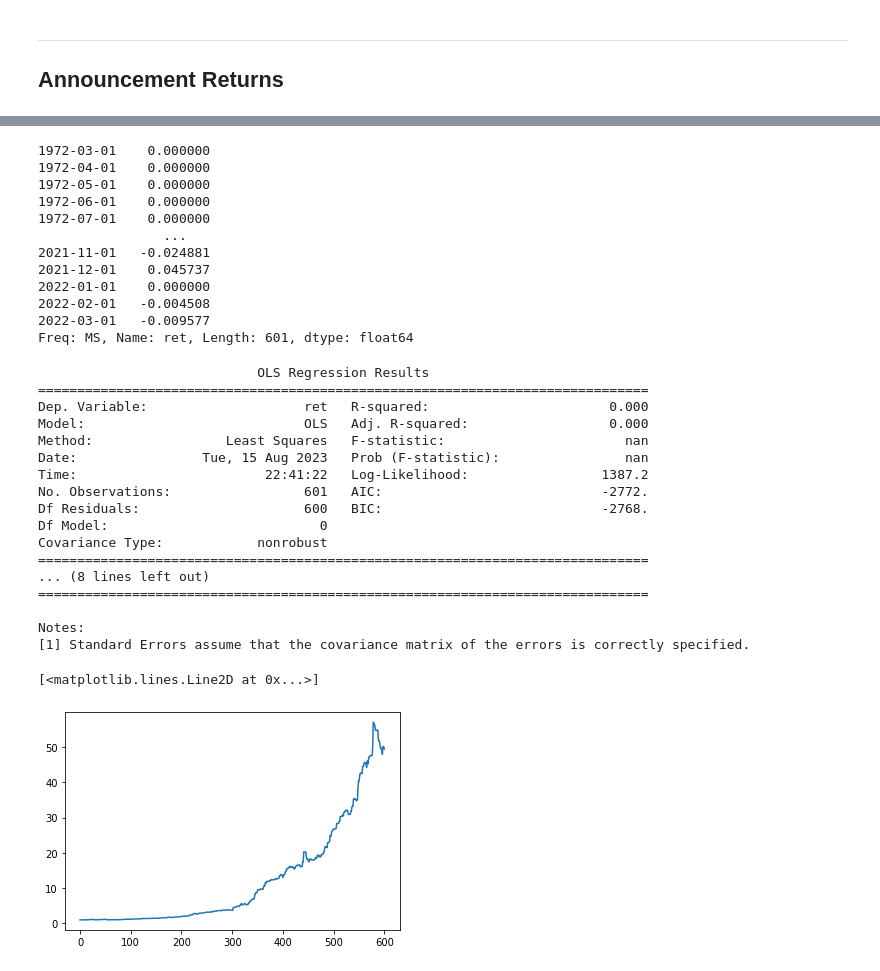
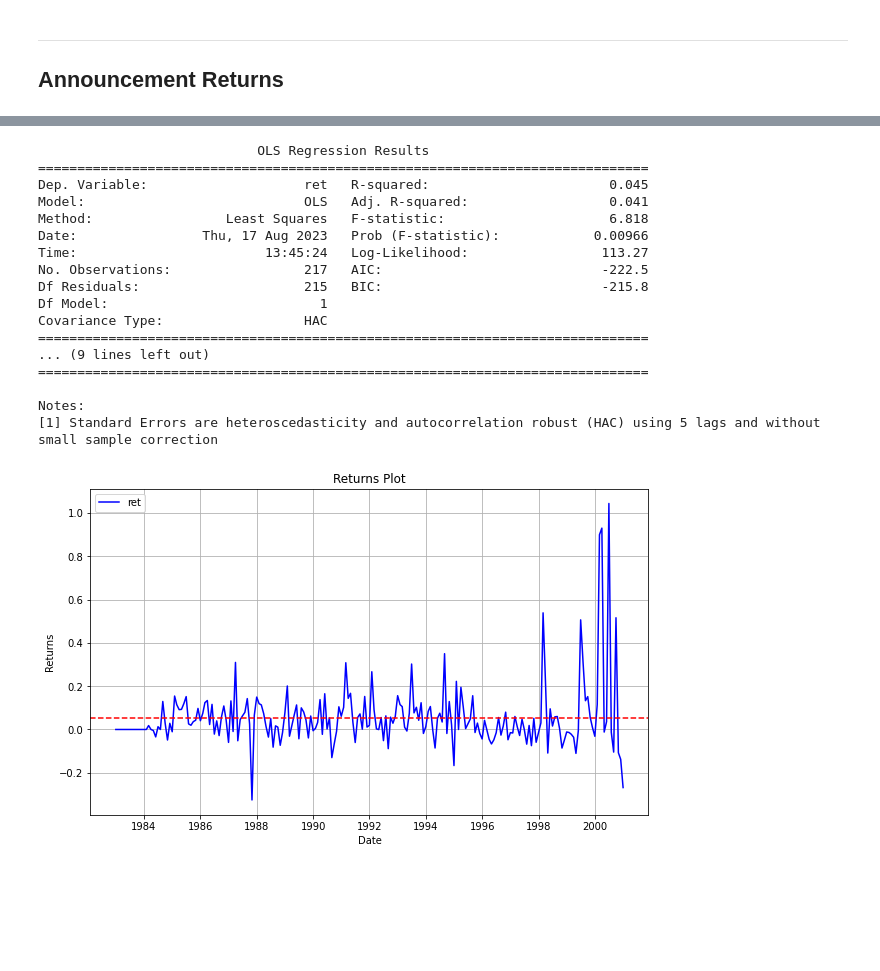
Before and after one commit to itsNH98/mixed_momentum, a Jupyter notebook: code/mixed_momentum.ipynb, the cells around one changed output, grey strips where cells are left out. Cells and saved outputs as stored; diff of their text form; code cells hidden in the pictures; blank space fills up the shorter version.

```diff
--- a/code/mixed_momentum.ipynb
+++ b/code/mixed_momentum.ipynb
@@ -232,28 +158,14 @@ buys_crsp
 # %%
-index_dates = pd.date_range(start='1972-03-01', end='2022-03-01', freq='MS')
+# Fitting the dates with no returns
+index_dates = pd.date_range(start=start_date, end=end_date, freq='MS')
 
 # Create the Series
-series1 = pd.Series(buys_crsp.groupby('date')['ret_x'].mean(), name='ret')
-series2 = pd.Series(sells_crsp.groupby('date')['ret_x'].mean(), name='ret')
+buy_full = pd.Series(buys.groupby('date')['ret'].mean(), name='ret')
+sell_full = pd.Series(sells.groupby('date')['ret'].mean(), name='ret')
 
 # Reindex the series to have a common set of indices
-series1 = series1.reindex(index_dates, fill_value=0)
-series2 = series2.reindex(index_dates, fill_value=0)
+buy_full = buy_full.reindex(index_dates, fill_value=0)
+sell_full = sell_full.reindex(index_dates, fill_value=0)
 
 # Subtract the two Series
-result = series1 - series2
+LS = buy_full - sell_full
-# %%
-result.
-# %% [output]
-1972-03-01    0.000000
-1972-04-01    0.000000
-1972-05-01    0.000000
-1972-06-01    0.000000
-1972-07-01    0.000000
-                ...
-2021-11-01   -0.024881
-2021-12-01    0.045737
-2022-01-01    0.000000
-2022-02-01   -0.004508
-2022-03-01   -0.009577
-Freq: MS, Name: ret, Length: 601, dtype: float64
@@ -260,31 +185,43 @@ Freq: MS, Name: ret, Length: 601, dtype: float64
 # %%
-Y = result
-X = np.ones_like(Y)
+Y = LS
+X = sm.add_constant(sp500_rets.iloc[:, 1])
 
-model = sm.OLS(Y, X).fit()
+model = sm.OLS(Y, X).fit(cov_type='HAC', cov_kwds={'maxlags': 5})
 
 # Print the summary of the regression results
 print(model.summary())
 # %% [output]
                             OLS Regression Results
 ==============================================================================
-Dep. Variable:                    ret   R-squared:                       0.000
-Model:                            OLS   Adj. R-squared:                  0.000
-Method:                 Least Squares   F-statistic:                       nan
-Date:                Tue, 15 Aug 2023   Prob (F-statistic):                nan
-Time:                        22:41:22   Log-Likelihood:                 1387.2
-No. Observations:                 601   AIC:                            -2772.
-Df Residuals:                     600   BIC:                            -2768.
-Df Model:                           0
-Covariance Type:            nonrobust
+Dep. Variable:                    ret   R-squared:                       0.045
+Model:                            OLS   Adj. R-squared:                  0.041
+Method:                 Least Squares   F-statistic:                     6.818
+Date:                Thu, 17 Aug 2023   Prob (F-statistic):            0.00966
+Time:                        13:45:24   Log-Likelihood:                 113.27
+No. Observations:                 217   AIC:                            -222.5
+Df Residuals:                     215   BIC:                            -215.8
+Df Model:                           1
+Covariance Type:                  HAC
 ==============================================================================
-... (8 lines left out)
+... (9 lines left out)
 ==============================================================================
 
 Notes:
-[1] Standard Errors assume that the covariance matrix of the errors is correctly specified.
+[1] Standard Errors are heteroscedasticity and autocorrelation robust (HAC) using 5 lags and without small sample correction
-# %%
-plt.plot(np.cumprod(1 + np.array(result)))
-# %% [output]
-[<matplotlib.lines.Line2D at 0x...>]
-[figure, removed]
+# %%
+plt.figure(figsize=(10, 6))  # Adjust the figure size as needed
+plt.plot(result, linestyle='-', color='b', label='ret')  # Customize plot style
+
+# Add labels and title
+plt.xlabel('Date')
+plt.ylabel('Returns')
+plt.title('Returns Plot')
+plt.legend()
+plt.axhline(result.mean(), color='red', ls='--')
+
+
+# Show the plot
+plt.grid(True)
+plt.show()
+# %% [output]
+[figure, added]
```
Also changed, not shown: parts of 38 cells of this notebook, 2 other files.
